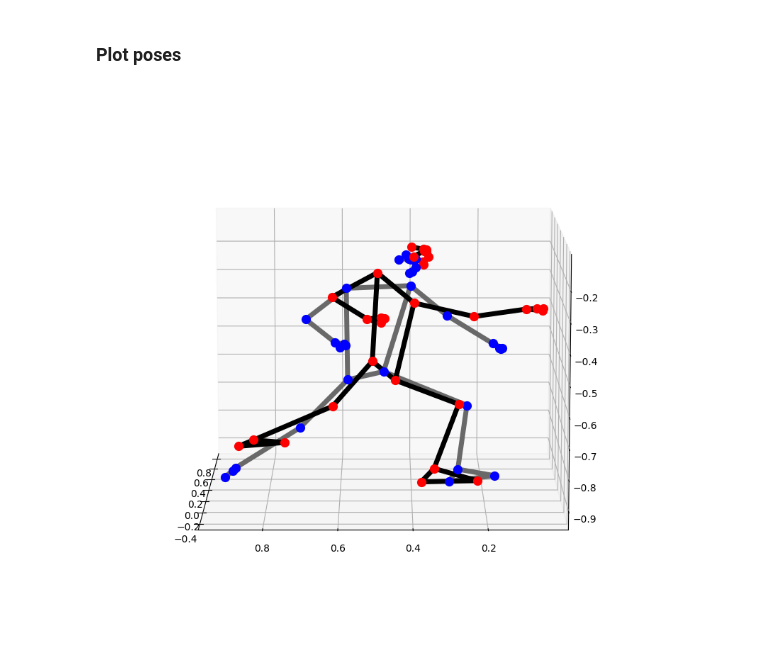
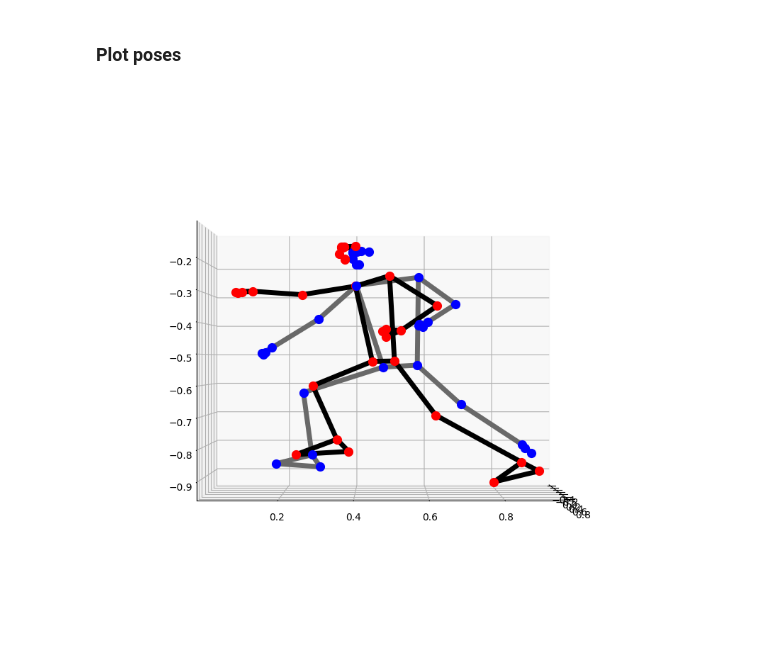
Before and after one commit to Riyuze/karate-trainer, a Jupyter notebook: test_prediction.ipynb, the cells around one changed output. Cells and saved outputs as stored; diff of their text form; code cells hidden in the pictures.

```diff
--- a/test_prediction.ipynb
+++ b/test_prediction.ipynb
@@ -191,12 +191,12 @@ def plot_landmarks(landmark_list_1: landmark_pb2.NormalizedLandmarkList,
 # %%
 landmark_subset_1 = landmark_pb2.NormalizedLandmarkList(
     landmark = pose_1
 )
 
 landmark_subset_2 = landmark_pb2.NormalizedLandmarkList(
     landmark = pose_2
 )
 
-plot_landmarks(landmark_subset_1, landmark_subset_2, mp_pose.POSE_CONNECTIONS, elevation=10, azimuth=180)
+plot_landmarks(landmark_subset_1, landmark_subset_2, mp_pose.POSE_CONNECTIONS, elevation=0, azimuth=0)
 # %% [output]
-[figure, old version]
+[figure, new version]
```
Also changed, not shown: 1 other file.
